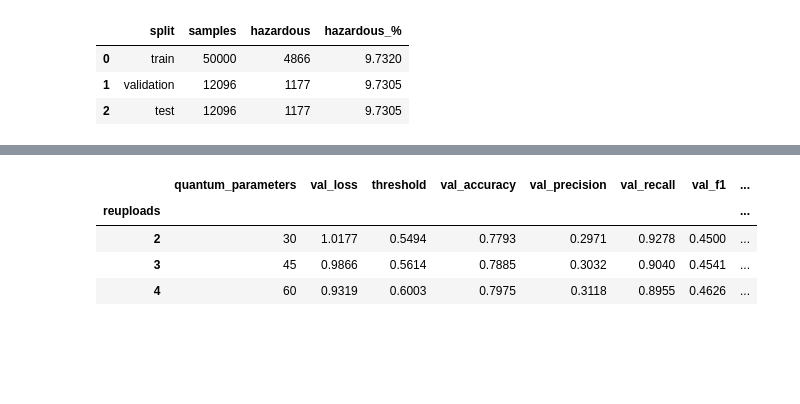
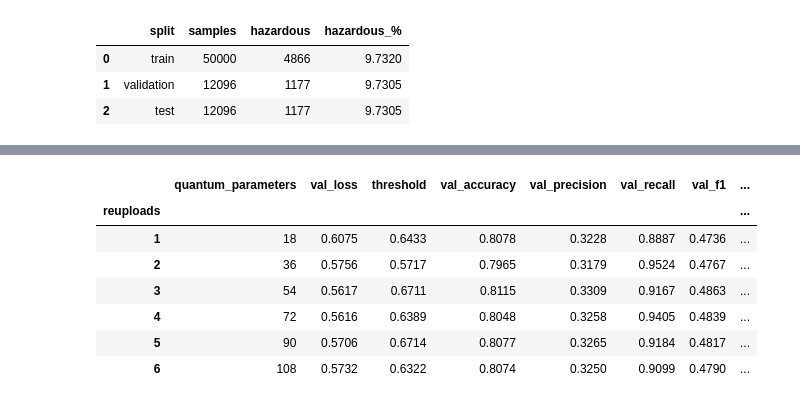
Before and after one commit to lucak17/qml_neo_classifier, a Jupyter notebook: neo_classifier_qnn.ipynb, the cells around one changed output, grey strips where cells are left out. Cells and saved outputs as stored; diff of their text form; code cells hidden in the pictures; blank space fills up the shorter version.

```diff
--- a/neo_classifier_qnn.ipynb
+++ b/neo_classifier_qnn.ipynb
@@ -20,12 +20,12 @@ import pennylane as qml
 
 import torch
 from torch import nn
-import torch.nn.functional as F
 from torch.utils.data import DataLoader, TensorDataset
 
 from sklearn.model_selection import train_test_split
 from sklearn.preprocessing import StandardScaler, MinMaxScaler
 from sklearn.decomposition import PCA
+from sklearn import metrics
 
 # Preload CUDA 13 NVRTC builtins so PennyLane/Torch CUDA kernels can JIT-compile.
 # torch's libnvrtc.so.13 calls dlopen("libnvrtc-builtins.so.13.0") without searching
@@ -48,7 +48,7 @@ torch.manual_seed(SEED)
 np.random.seed(SEED)
 
 cuda_available = torch.cuda.is_available()
-torch_device = torch.device("cuda")
+torch_device = torch.device("cuda" if cuda_available else "cpu")
 
 if cuda_available:
     torch.cuda.manual_seed_all(SEED)
@@ -213,6 +222,7 @@ df_features["avg_diameter"] = (df_features["est_diameter_min"] + df_features["es
 df_features["diameter_uncertainty"] = df_features["est_diameter_max"] - df_features["est_diameter_min"]
 df_features["log_avg_diameter"] = np.log1p(df_features["avg_diameter"])
 df_features["log_miss_distance"] = np.log1p(df_features["miss_distance"])
+df_features["kinetic_proxy"] = df_features["log_avg_diameter"] * df_features["relative_velocity"] * df_features["relative_velocity"]
 
 FEATURES = [
     "absolute_magnitude",
@@ -220,6 +230,7 @@ FEATURES = [
     "relative_velocity",
     "log_miss_distance",
     "diameter_uncertainty",
+    "kinetic_proxy",
 ]
 TARGET = "hazardous"
 
@@ -311,6 +323,8 @@ Set `USE_PCA = True` to standardize, project to 4 PCA components, and run the QN
 #   USE_PCA=True  -> standardize -> PCA(4) -> min-max into [-pi/2, pi/2], n_qubits=4.
 #   USE_PCA=False -> standardize ->          min-max into [-pi/2, pi/2], n_qubits=len(FEATURES).
 USE_PCA = False
+PCA_COMPONENTS = 4
+RESCALE_RANGE = np.pi / 2
 
 # 1. Standardize using training-set statistics only.
 scaler_std = StandardScaler().fit(X_tr_np)
@@ -320,7 +334,7 @@ X_te_std = scaler_std.transform(X_te_np)
 
 # 2. Optional PCA dimensionality reduction.
 if USE_PCA:
-    n_qubits = 4
+    n_qubits = PCA_COMPONENTS
     pca = PCA(n_components=n_qubits, random_state=SEED).fit(X_tr_std)
     X_tr_red = pca.transform(X_tr_std)
     X_val_red = pca.transform(X_val_std)
@@ -338,7 +352,7 @@ else:
     pca_summary = pd.DataFrame({"note": [f"PCA disabled; using all {n_qubits} standardized features"]})
 
 # 3. Min-max scale each component into [-pi/2, pi/2] for angle encoding.
-angle_scaler = MinMaxScaler(feature_range=(-np.pi / 2, np.pi / 2)).fit(X_tr_red)
+angle_scaler = MinMaxScaler(feature_range=(-RESCALE_RANGE, RESCALE_RANGE)).fit(X_tr_red)
 X_tr_ang = angle_scaler.transform(X_tr_red).astype(np.float32)
 X_val_ang = angle_scaler.transform(X_val_red).astype(np.float32)
 X_te_ang = angle_scaler.transform(X_te_red).astype(np.float32)
@@ -747,13 +727,13 @@ depth: 8, total gates: 8
 # %%
-max_epochs = 25
-learning_rate = 0.03
+max_epochs = 350
+qnn_learning_rate = 0.002
 
 
 def train_qnn(reuploads):
     torch.manual_seed(SEED + 100 * reuploads)
 
     model = QuantumHazardClassifier(reuploads).to(torch_device)
-    optimizer = torch.optim.Adam(model.parameters(), lr=learning_rate)
+    optimizer = torch.optim.Adam(model.parameters(), lr=qnn_learning_rate)
     history = []
 
     print()
@@ -766,32 +746,30 @@ def train_qnn(reuploads):
 
         for xb, yb in train_loader:
             optimizer.zero_grad()
-            loss = criterion(model(xb), yb)
+            logits = model(xb)
+            loss = qnn_criterion(logits, yb)
             loss.backward()
             optimizer.step()
 
             train_loss += loss.item() * len(xb)
 
         train_loss /= len(train_loader.dataset)
+        val_logits = predict_batches(model, X_val_qnn)
+        val_targets = y_val_qnn.to(val_logits.device).reshape(-1, 1)
+        val_loss = qnn_criterion(val_logits, val_targets).item()
+        val_proba = torch.sigmoid(val_logits).flatten()
+        val_metrics = evaluate_probabilities(y_val_qnn, val_proba, threshold=0.50)["metrics"]
+
         row = {
             "reuploads": reuploads,
             "epoch": epoch,
             "train_loss": train_loss,
-            "val_loss": float("nan"),
-            "val_avg_precision": float("nan"),
-            "val_roc_auc": float("nan"),
+            "val_loss": val_loss,
+            "val_avg_precision": val_metrics["avg_precision"],
+            "val_roc_auc": val_metrics["roc_auc"],
         }
+        history.append(row)
 
-
-        val_logits = predict_logits(model, X_val_qnn)
-        val_loss = weighted_bce_loss(val_logits, y_val_qnn)
-        val_proba = torch.sigmoid(val_logits).flatten()
-        val_metrics = classification_metrics(y_val_qnn, val_proba >= 0.50, val_proba)
-        row["val_loss"] = val_loss
-        row["val_avg_precision"] = val_metrics["avg_precision"]
-        row["val_roc_auc"] = val_metrics["roc_auc"]
-
-        history.append(row)
         print(
             f"[N={reuploads}] Epoch {epoch:02d} | "
             f"train_loss={row['train_loss']:.4f} | "
@@ -800,15 +778,19 @@ def train_qnn(reuploads):
             f"val_roc_auc={row['val_roc_auc']:.4f}"
         )
 
-    threshold, threshold_curve = tune_threshold(model, X_val_qnn, y_val_qnn)
-    validation = evaluate(model, X_val_qnn, y_val_qnn, threshold)
-    test = evaluate(model, X_te_qnn, y_te_qnn, threshold)
+    val_proba = torch.sigmoid(predict_batches(model, X_val_qnn)).flatten()
+    threshold, threshold_curve = tune_threshold(y_val_qnn, val_proba)
+    validation = evaluate_probabilities(y_val_qnn, val_proba, threshold)
+
+    test_proba = torch.sigmoid(predict_batches(model, X_te_qnn)).flatten()
+    test = evaluate_probabilities(y_te_qnn, test_proba, threshold)
     history_df = pd.DataFrame(history)
 
     summary = {
         "reuploads": reuploads,
         "quantum_parameters": model.theta.numel(),
-        "val_loss": history_df["val_loss"].dropna().iloc[-1],
+        "total_trainable_parameters": sum(p.numel() for p in model.parameters() if p.requires_grad),
+        "val_loss": history_df["val_loss"].iloc[-1],
         "threshold": threshold,
     }
     summary.update({f"val_{name}": value for name, value in validation["metrics"].items()})
@@ -820,6 +802,8 @@ def train_qnn(reuploads):
         "history": history_df,
         "threshold": threshold,
         "threshold_curve": threshold_curve,
+        "val_proba": val_proba,
+        "test_proba": test_proba,
         "validation": validation,
         "test": test,
         "summary": summary,
@@ -828,16 +812,4 @@ def train_qnn(reuploads):
 
 experiment_results = [train_qnn(depth) for depth in reupload_depths]
 comparison_df = pd.DataFrame([result["summary"] for result in experiment_results]).set_index("reuploads")
-
-best_result = max(
-    experiment_results,
-    key=lambda result: (result["summary"]["val_f1"], result["summary"]["val_avg_precision"]),
-)
-
-model = best_result["model"]
-best_threshold = best_result["threshold"]
-
-print()
-print(f"Selected N={best_result['reuploads']} by validation F1 with threshold={best_threshold:.3f}.")
-comparison_df.round(4)
 # %% [output]
@@ -861,5 +833,8 @@ Selected N=4 by validation F1 with threshold=0.600.
 |  | quantum_parameters | val_loss | threshold | val_accuracy | val_precision | val_recall | val_f1 | ... |
 | reuploads |  |  |  |  |  |  |  | ... |
-| 2 | 30 | 1.0177 | 0.5494 | 0.7793 | 0.2971 | 0.9278 | 0.4500 | ... |
-| 3 | 45 | 0.9866 | 0.5614 | 0.7885 | 0.3032 | 0.9040 | 0.4541 | ... |
-| 4 | 60 | 0.9319 | 0.6003 | 0.7975 | 0.3118 | 0.8955 | 0.4626 | ... |
+| 1 | 18 | 0.6075 | 0.6433 | 0.8078 | 0.3228 | 0.8887 | 0.4736 | ... |
+| 2 | 36 | 0.5756 | 0.5717 | 0.7965 | 0.3179 | 0.9524 | 0.4767 | ... |
+| 3 | 54 | 0.5617 | 0.6711 | 0.8115 | 0.3309 | 0.9167 | 0.4863 | ... |
+| 4 | 72 | 0.5616 | 0.6389 | 0.8048 | 0.3258 | 0.9405 | 0.4839 | ... |
+| 5 | 90 | 0.5706 | 0.6714 | 0.8077 | 0.3265 | 0.9184 | 0.4817 | ... |
+| 6 | 108 | 0.5732 | 0.6322 | 0.8074 | 0.3250 | 0.9099 | 0.4790 | ... |
```
Also changed, not shown: parts of 28 cells of this notebook, 1 other file.
